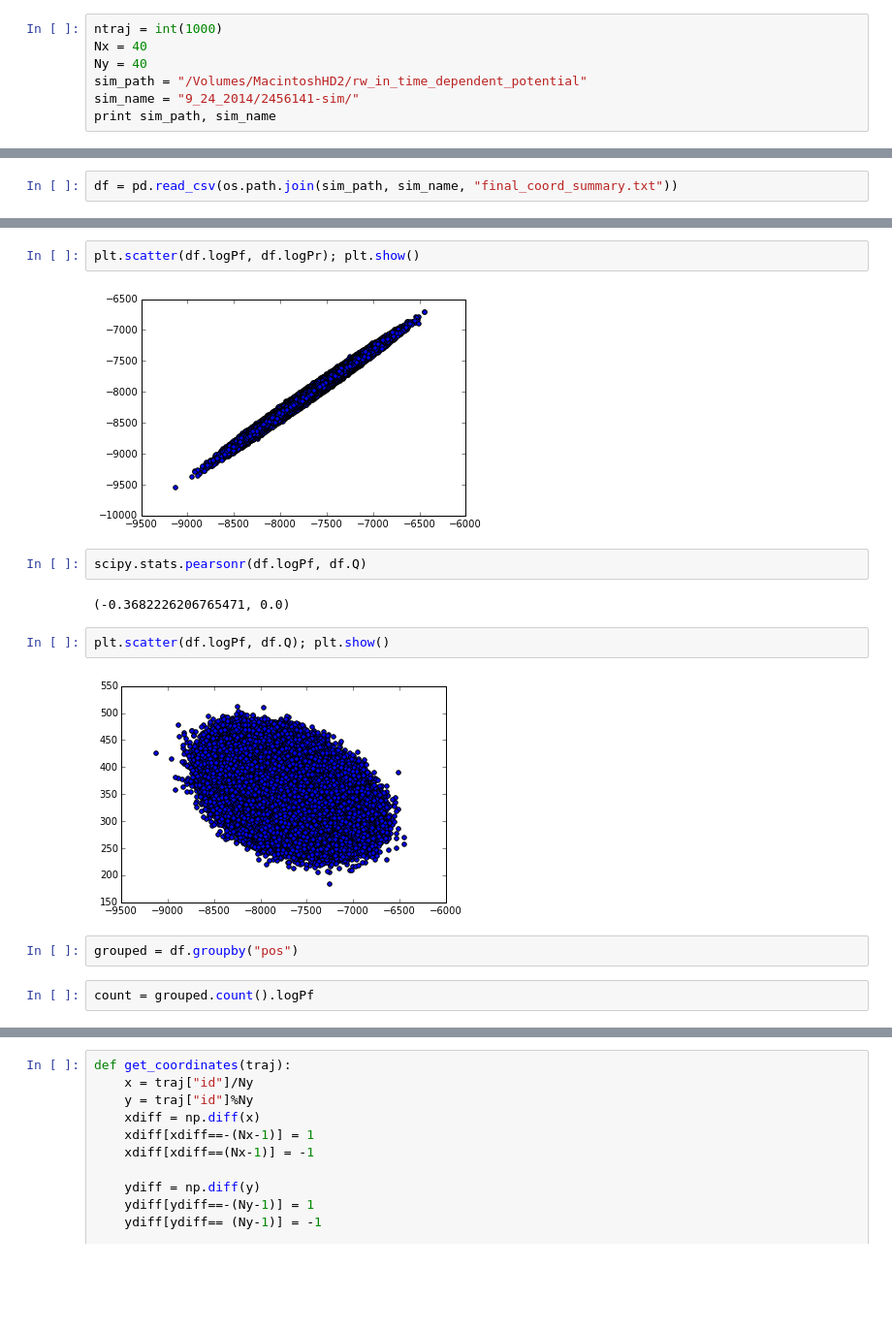
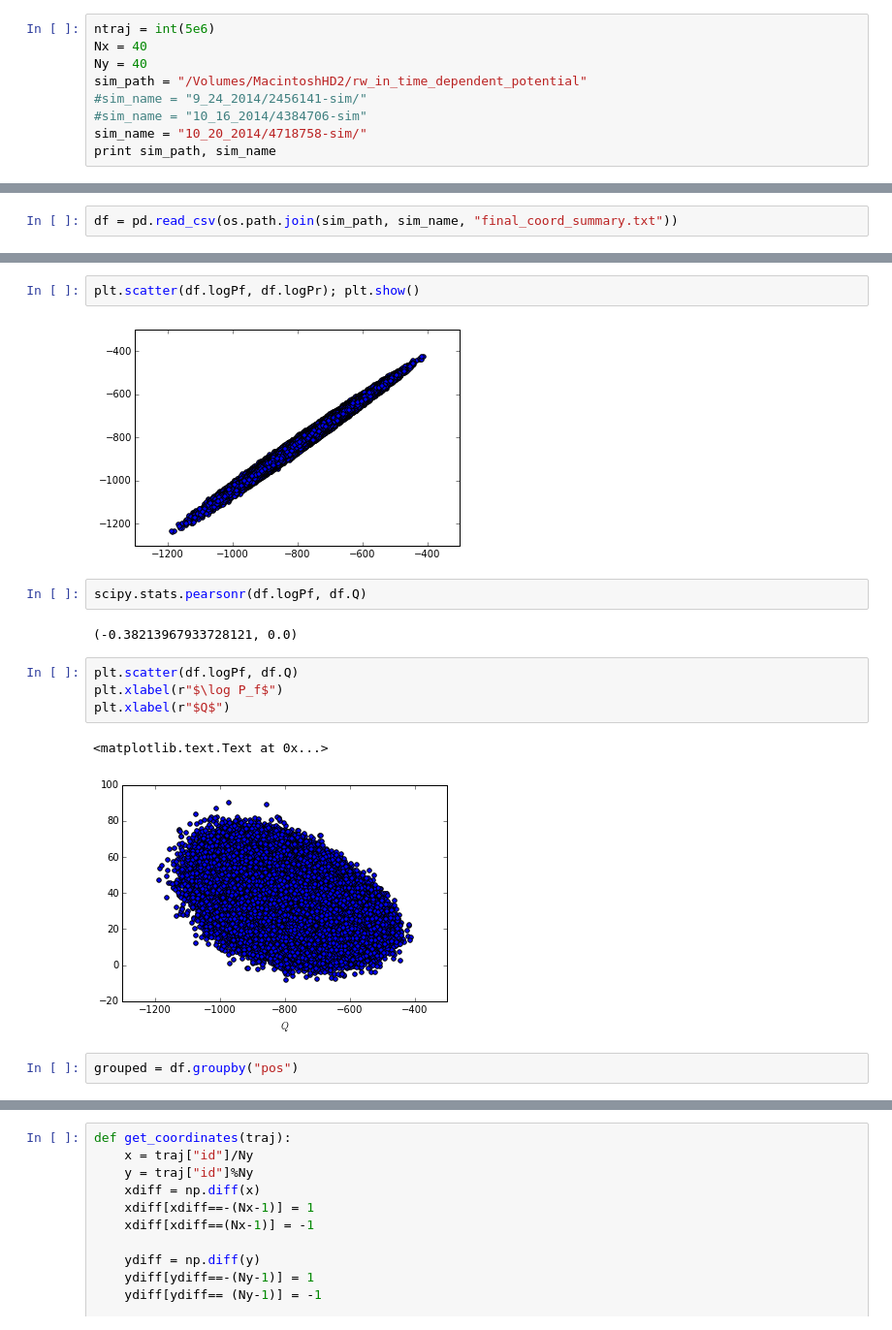
Before and after one commit to nperunov/ipython_notebook_shared, a Jupyter notebook: plot_logPf_Q.ipynb, the cells around one changed output, grey strips where cells are left out. Shown at 97% size. Cells and saved outputs as stored; diff of their text form; blank space fills up the shorter version.

```diff
--- a/plot_logPf_Q.ipynb
+++ b/plot_logPf_Q.ipynb
@@ -10,10 +10,12 @@ import matplotlib.pyplot as plt
 import matplotlib.animation as animation
 %matplotlib inline
 # %%
-ntraj = int(1000)
+ntraj = int(5e6)
 Nx = 40
 Ny = 40
 sim_path = "/Volumes/MacintoshHD2/rw_in_time_dependent_potential"
-sim_name = "9_24_2014/2456141-sim/"
+#sim_name = "9_24_2014/2456141-sim/"
+#sim_name = "10_16_2014/4384706-sim"
+sim_name = "10_20_2014/4718758-sim/"
 print sim_path, sim_name
 # %% [output]
@@ -47,17 +57,18 @@ plt.hist(df.Q, bins=100); plt.show()
 # %%
 plt.scatter(df.logPf, df.logPr); plt.show()
 # %% [output]
-[figure, old version]
+[figure, new version]
 # %%
 scipy.stats.pearsonr(df.logPf, df.Q)
 # %% [output]
-(-0.3682226206765471, 0.0)
+(-0.38213967933728121, 0.0)
 # %%
-plt.scatter(df.logPf, df.Q); plt.show()
+plt.scatter(df.logPf, df.Q)
+plt.xlabel(r"$\log P_f$")
+plt.xlabel(r"$Q$")
 # %% [output]
+<matplotlib.text.Text at 0x...>
-[figure, old version]
+[figure, new version]
 # %%
 grouped = df.groupby("pos")
-# %%
-count = grouped.count().logPf
 # %%
```
Also changed, not shown: parts of 17 cells of this notebook.
